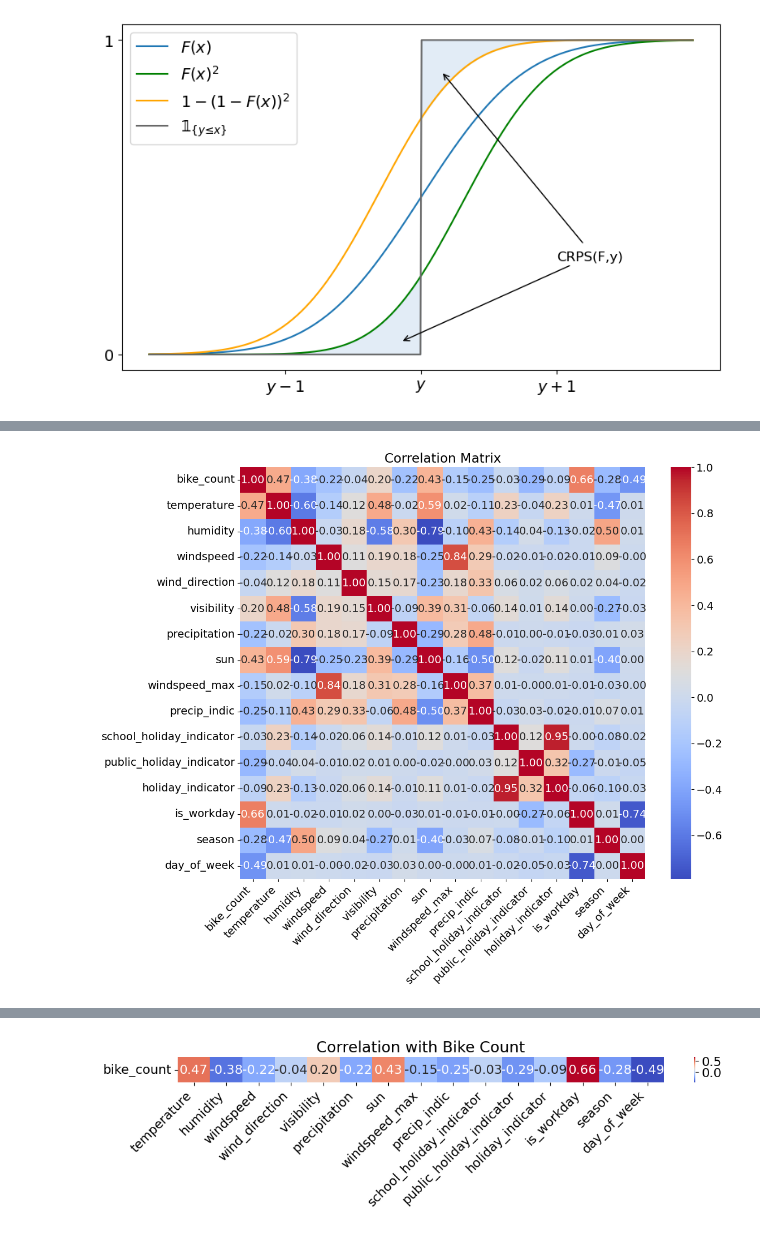
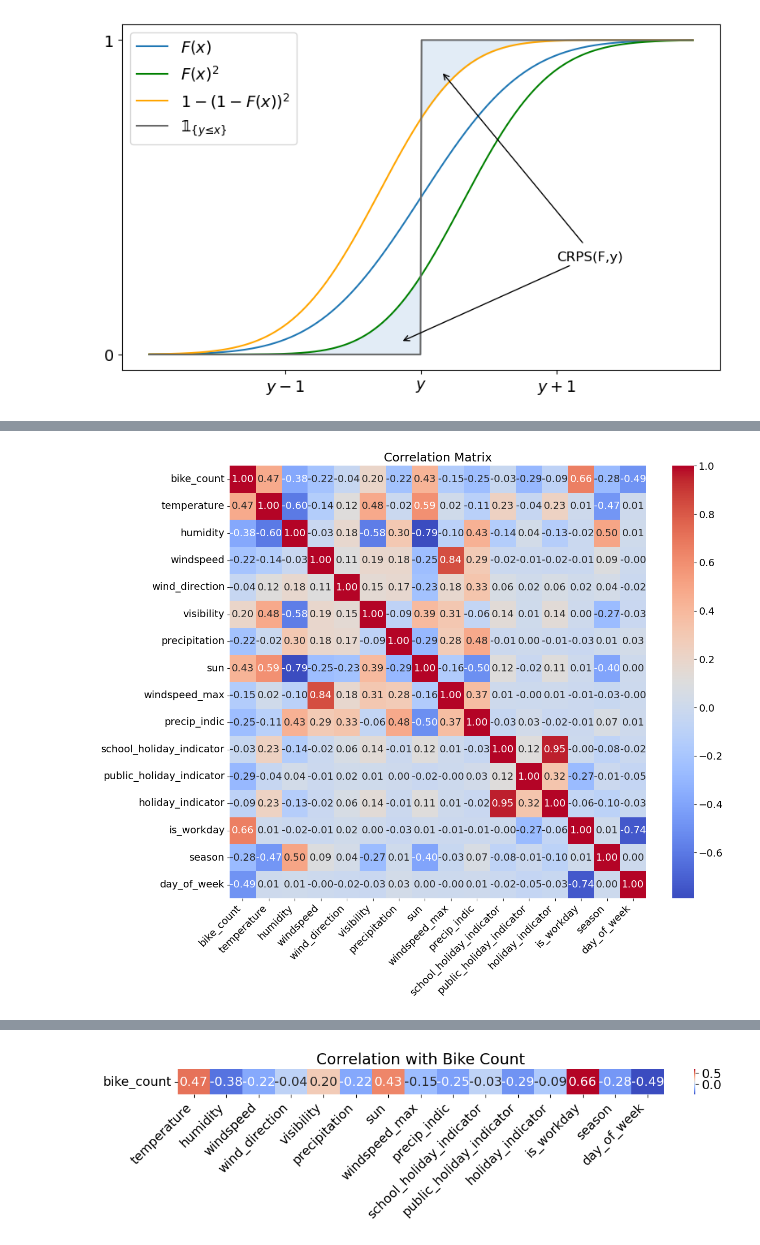
Before and after one commit to AnnaStiegler/Probabilistic-Forecasting-of-Bicycle-Counts-in-Karlsruhe-with-Neural-Networks, a Jupyter notebook: Code/(02) Plots.ipynb, the cells around one changed output, grey strips where cells are left out. Saved outputs shown, nothing was run; the diff lists cells and outputs as text; code cells hidden in the pictures.

```diff
--- a/Code/(02) Plots.ipynb
+++ b/Code/(02) Plots.ipynb
@@ -496,17 +496,17 @@ df['precip_indic'] = df['precipitation'].apply(lambda x: 1 if x > 0 else 0)
 # %%
 # Calculate the correlation matrix of the dataset
 correlation_matrix = df.corr(numeric_only=True)
 
-plt.figure(figsize=(12, 10))
+plt.figure(figsize=(13, 11))
 # Plot the correlation matrix using a heatmap
 sns.heatmap(correlation_matrix, annot=True, cmap='coolwarm', fmt=".2f")
 plt.title("Correlation Matrix")
 plt.xticks(rotation=45, ha='right')
 plt.tight_layout()
 plt.gcf().savefig( base_path_plots / "correlation_matrix.png", dpi=96)
 plt.show()
 # %% [output]
-[figure, old version]
+[figure, new version]
 # %%
 df.head()
 # %% [output]
```
Also changed, not shown: parts of 8 cells of this notebook, 19 other files.
